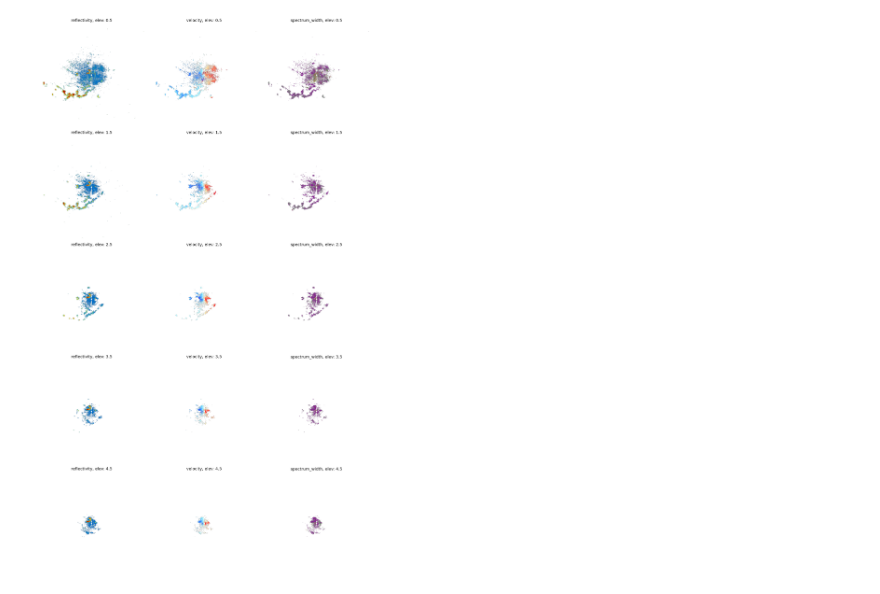
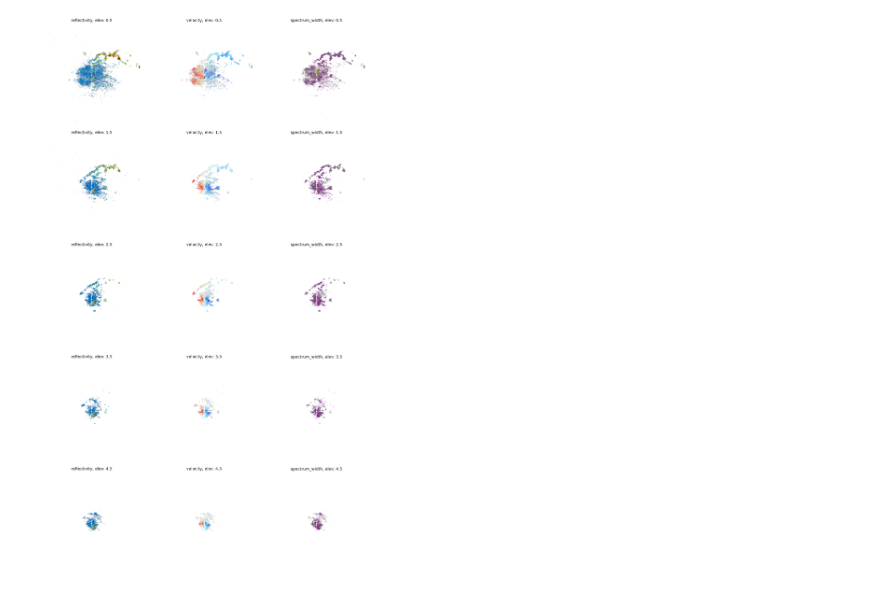
Before and after one commit to darkecology/wsrdata, a Jupyter notebook: tools/visualization.ipynb, the cells around one changed output. Cells and saved outputs as stored; diff of their text form; code cells hidden in the pictures.

```diff
--- a/tools/visualization.ipynb
+++ b/tools/visualization.ipynb
@@ -28,53 +18,35 @@ NORMALIZERS = {
 # %%
 # Render and visualize a scan
 
 SCAN = "KAMX20101024_111513_V03"
 SCAN_FILE = f"/scratch2/wenlongzhao/roosts2021/libs/wsrdata/static/scans/scans/{SCAN[4:8]}/{SCAN[8:10]}/{SCAN[10:12]}/{SCAN[:4]}/{SCAN}.gz"
     # /scratch2/wenlongzhao/roosts2021/libs/wsrdata/static/scans/scans/2010/10/22/KAMX/KAMX20101022_105646_V03.gz
 ATTRIBUTES = ["reflectivity", "velocity", "spectrum_width"]
 ELEVATIONS = [0.5, 1.5, 2.5, 3.5, 4.5]
 
 radar = pyart.io.read_nexrad_archive(SCAN_FILE)
 data, fields, elevs, y, x = radar2mat(radar,
+                                      ydirection="ij",
                                       fields=ATTRIBUTES,
                                       coords='cartesian',
                                       r_max=150000,
                                       dim=600,
-                                      elevs=ELEVATIONS)
-with open("try.npy", "wb") as f: np.save(f, data.reshape((-1)))
+                                      elevs=ELEVATIONS,)
+
+fig, axs = plt.subplots(len(ELEVATIONS), len(ATTRIBUTES), figsize=(21, 35), constrained_layout=True)
+# fig.tight_layout()
+for i, attr in enumerate(ATTRIBUTES):
+    for j, elev in enumerate(ELEVATIONS):
+        subplt = axs[j, i]
+        subplt.axis('off')
+        subplt.set_title(f"{attr}, elev: {elev}", fontsize=18)
+        cm = plt.get_cmap(pyart.config.get_field_colormap(attr))
+        rgb = cm(NORMALIZERS[attr](data[i, j, :, :]))
+        subplt.imshow(rgb, origin='lower')
+
+plt.show()
+# %% [output]
+[figure, added]
-# %%
-# Render and visualize a scan
-
-SCAN = "KAMX20101024_111513_V03"
-SCAN_FILE = f"/scratch2/wenlongzhao/roosts2021/libs/wsrdata/static/scans/scans/{SCAN[4:8]}/{SCAN[8:10]}/{SCAN[10:12]}/{SCAN[:4]}/{SCAN}.gz"
-    # /scratch2/wenlongzhao/roosts2021/libs/wsrdata/static/scans/scans/2010/10/22/KAMX/KAMX20101022_105646_V03.gz
-ATTRIBUTES = ["reflectivity", "velocity", "spectrum_width"]
-ELEVATIONS = [0.5, 1.5, 2.5, 3.5, 4.5]
-
-radar = pyart.io.read_nexrad_archive(SCAN_FILE)
-data, fields, elevs, y, x = radar2mat(radar,
-                                      as_dict=True,
-                                      fields=ATTRIBUTES,
-                                      coords='cartesian',
-                                      r_max=150000,
-                                      dim=600,
-                                      elevs=ELEVATIONS)
-for f in data: data[f] = np.flip(data[f], 2)
-
-fig, axs = plt.subplots(len(ELEVATIONS), len(ATTRIBUTES), figsize=(21, 35), constrained_layout=True)
-# fig.tight_layout()
-for i, attr in enumerate(ATTRIBUTES):
-    for j, elev in enumerate(ELEVATIONS):
-        subplt = axs[j, i]
-        subplt.axis('off')
-        subplt.set_title(f"{attr}, elev: {elev}", fontsize=18)
-        cm = plt.get_cmap(pyart.config.get_field_colormap(attr))
-        rgb = cm(NORMALIZERS[attr](data[attr][j, :, :]))
-        subplt.imshow(rgb)
-
-plt.show()
-# %% [output]
-[figure, removed]
 # %%
 # Visualize an npy array with annotations from json
 
```
Also changed, not shown: parts of 3 cells of this notebook, 1 other file.
